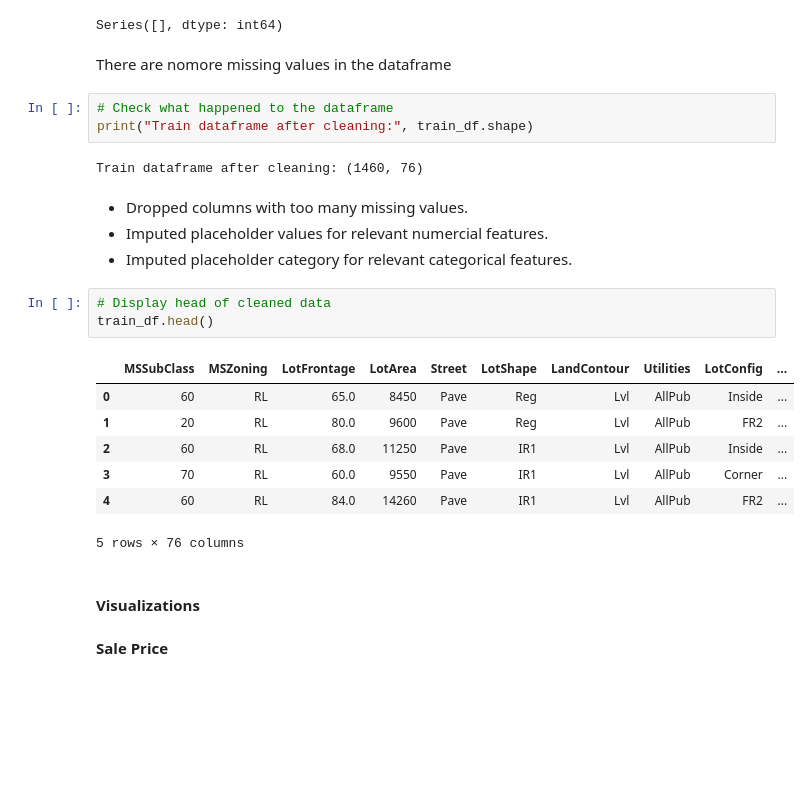
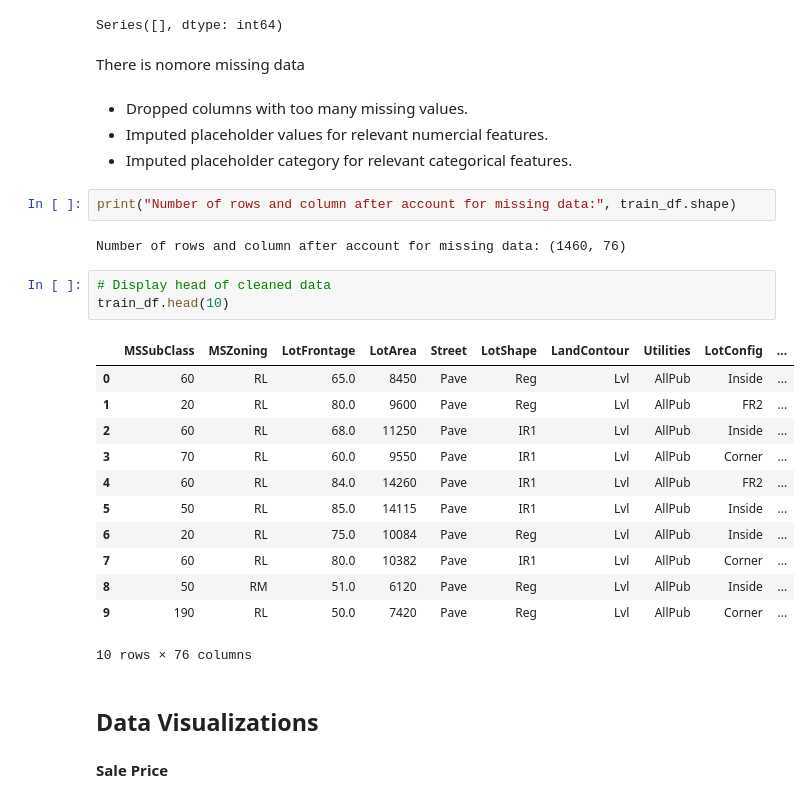
Before and after one commit to chipojaya1/housing-prices-prediction, a Jupyter notebook: house_prices_model.ipynb, the cells around one changed output. Cells and saved outputs as stored; diff of their text form; blank space fills up the shorter version.

```diff
--- a/house_prices_model.ipynb
+++ b/house_prices_model.ipynb
@@ -280,29 +339,33 @@ print(remaining_missing_values[remaining_missing_values > 0])
 # %% [output]
 Series([], dtype: int64)
 # %% [markdown]
-There are nomore missing values in the dataframe
+There is nomore missing data
-# %%
-# Check what happened to the dataframe
-print("Train dataframe after cleaning:", train_df.shape)
-# %% [output]
-Train dataframe after cleaning: (1460, 76)
 # %% [markdown]
 - Dropped columns with too many missing values.
 - Imputed placeholder values for relevant numercial features.
 - Imputed placeholder category for relevant categorical features.
+# %%
+print("Number of rows and column after account for missing data:", train_df.shape)
+# %% [output]
+Number of rows and column after account for missing data: (1460, 76)
 # %%
 # Display head of cleaned data
-train_df.head()
+train_df.head(10)
 # %% [output]
 |  | MSSubClass | MSZoning | LotFrontage | LotArea | Street | LotShape | LandContour | Utilities | LotConfig | ... |
 | 0 | 60 | RL | 65.0 | 8450 | Pave | Reg | Lvl | AllPub | Inside | ... |
 | 1 | 20 | RL | 80.0 | 9600 | Pave | Reg | Lvl | AllPub | FR2 | ... |
 | 2 | 60 | RL | 68.0 | 11250 | Pave | IR1 | Lvl | AllPub | Inside | ... |
 | 3 | 70 | RL | 60.0 | 9550 | Pave | IR1 | Lvl | AllPub | Corner | ... |
 | 4 | 60 | RL | 84.0 | 14260 | Pave | IR1 | Lvl | AllPub | FR2 | ... |
+| 5 | 50 | RL | 85.0 | 14115 | Pave | IR1 | Lvl | AllPub | Inside | ... |
+| 6 | 20 | RL | 75.0 | 10084 | Pave | Reg | Lvl | AllPub | Inside | ... |
+| 7 | 60 | RL | 80.0 | 10382 | Pave | IR1 | Lvl | AllPub | Corner | ... |
+| 8 | 50 | RM | 51.0 | 6120 | Pave | Reg | Lvl | AllPub | Inside | ... |
+| 9 | 190 | RL | 50.0 | 7420 | Pave | Reg | Lvl | AllPub | Corner | ... |
-5 rows × 76 columns
+10 rows × 76 columns
 # %% [markdown]
-#### Visualizations
+## Data Visualizations
 # %% [markdown]
 **Sale Price**
 # %%
```
Also changed, not shown: parts of 92 cells of this notebook.
